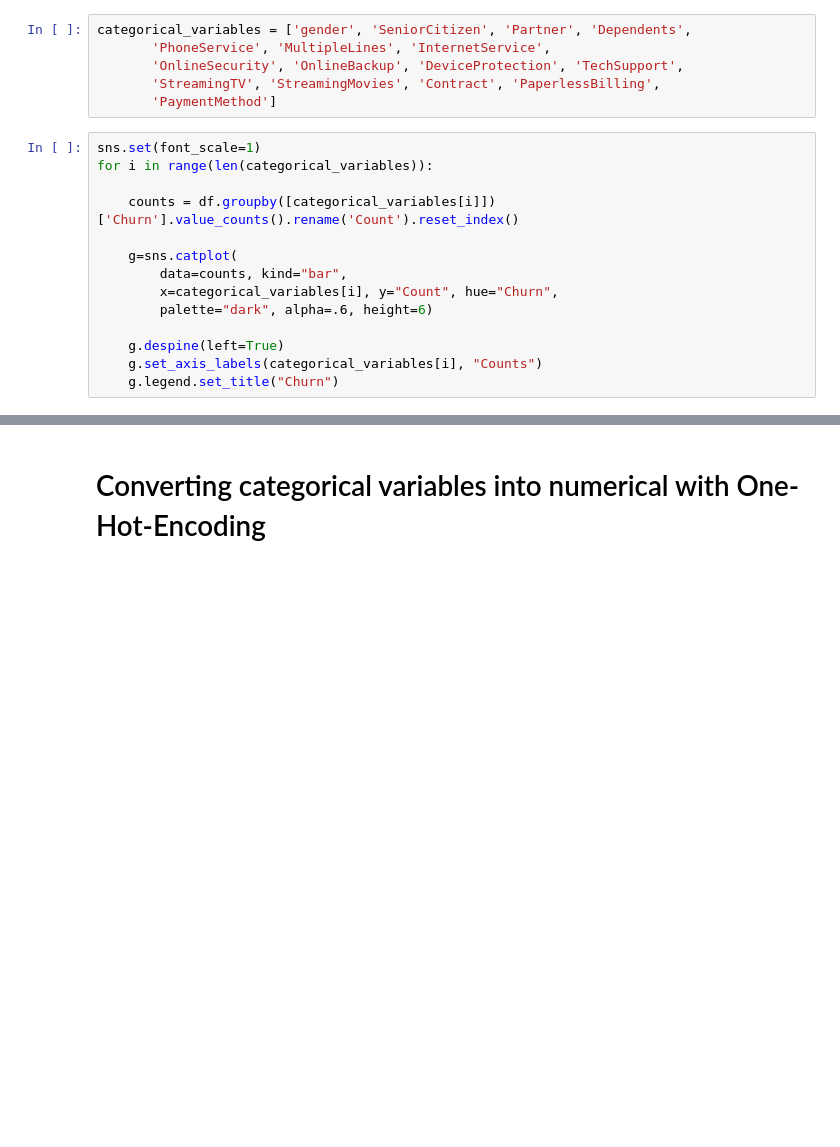
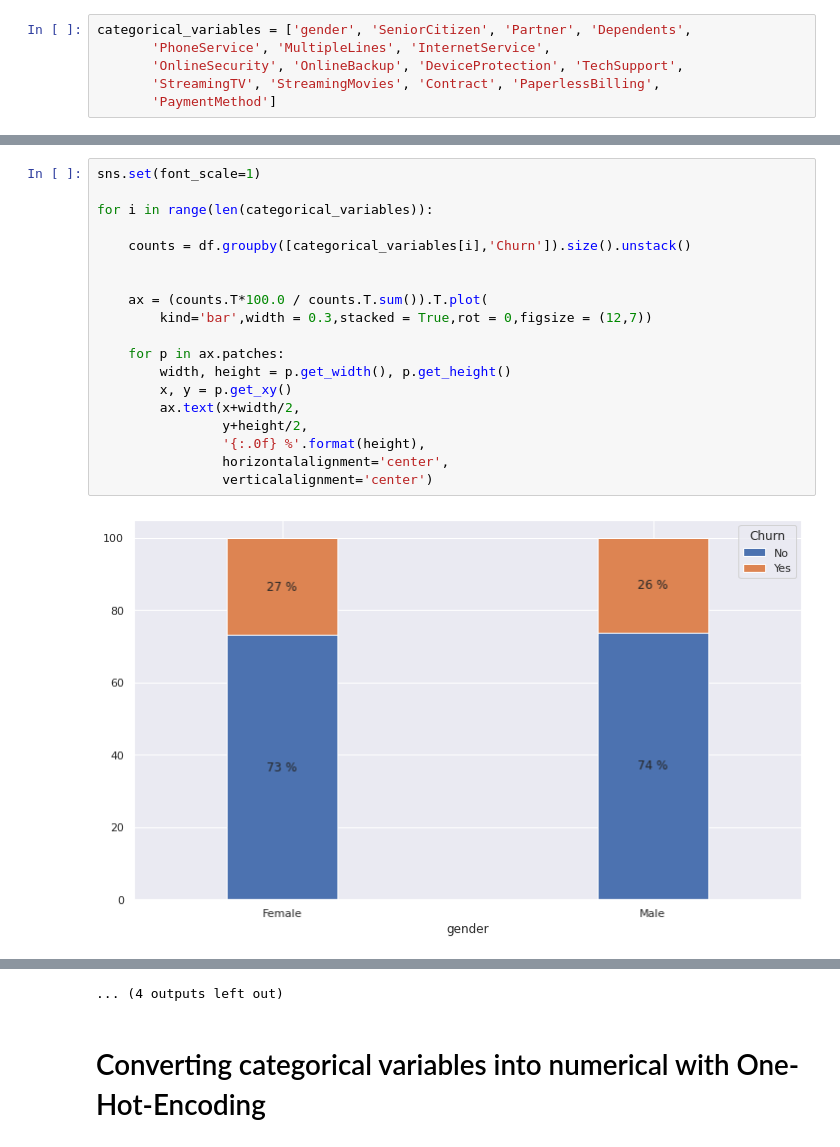
Before and after one commit to praxitelisk/Telco-Customer-Churn, a Jupyter notebook: telco-customer-churn-eda-ml.ipynb, the cells around one changed output, grey strips where cells are left out. Saved outputs shown, nothing was run; the diff lists cells and outputs as text; blank space fills up the shorter version.

```diff
--- a/telco-customer-churn-eda-ml.ipynb
+++ b/telco-customer-churn-eda-ml.ipynb
@@ -239,17 +260,3 @@ categorical_variables = ['gender', 'SeniorCitizen', 'Partner', 'Dependents',
        'OnlineSecurity', 'OnlineBackup', 'DeviceProtection', 'TechSupport',
        'StreamingTV', 'StreamingMovies', 'Contract', 'PaperlessBilling',
        'PaymentMethod']
-# %%
-sns.set(font_scale=1)
-for i in range(len(categorical_variables)):
-
-    counts = df.groupby([categorical_variables[i]])['Churn'].value_counts().rename('Count').reset_index()
-
-    g=sns.catplot(
-        data=counts, kind="bar",
-        x=categorical_variables[i], y="Count", hue="Churn",
-        palette="dark", alpha=.6, height=6)
-
-    g.despine(left=True)
-    g.set_axis_labels(categorical_variables[i], "Counts")
-    g.legend.set_title("Churn")
@@ -269,0 +263,21 @@ for i in range(len(categorical_variables)):
+# %%
+sns.set(font_scale=1)
+
+for i in range(len(categorical_variables)):
+
+    counts = df.groupby([categorical_variables[i],'Churn']).size().unstack()
+
+
+    ax = (counts.T*100.0 / counts.T.sum()).T.plot(
+        kind='bar',width = 0.3,stacked = True,rot = 0,figsize = (12,7))
+
+    for p in ax.patches:
+        width, height = p.get_width(), p.get_height()
+        x, y = p.get_xy()
+        ax.text(x+width/2,
+                y+height/2,
+                '{:.0f} %'.format(height),
+                horizontalalignment='center',
+                verticalalignment='center')
+# %% [output]
+[figure, added]
@@ -270,3 +295,4 @@ for i in range(len(categorical_variables)):
+... (4 outputs left out)
 # %% [markdown]
 <a id="s4_1"></a>
 # Converting categorical variables into numerical with One-Hot-Encoding
```
Also changed, not shown: parts of 8 cells of this notebook.
